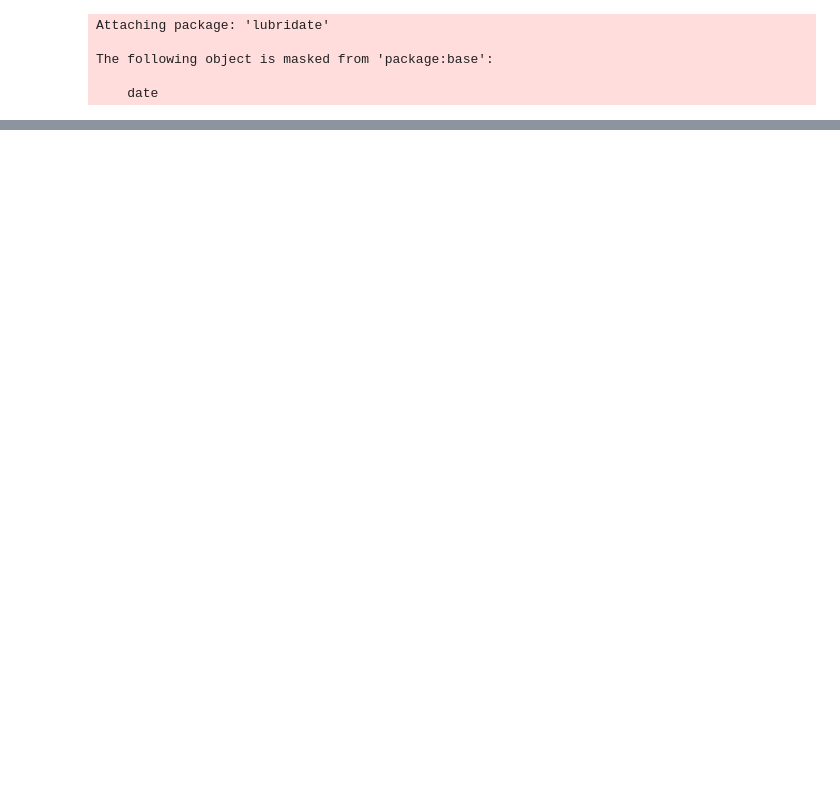
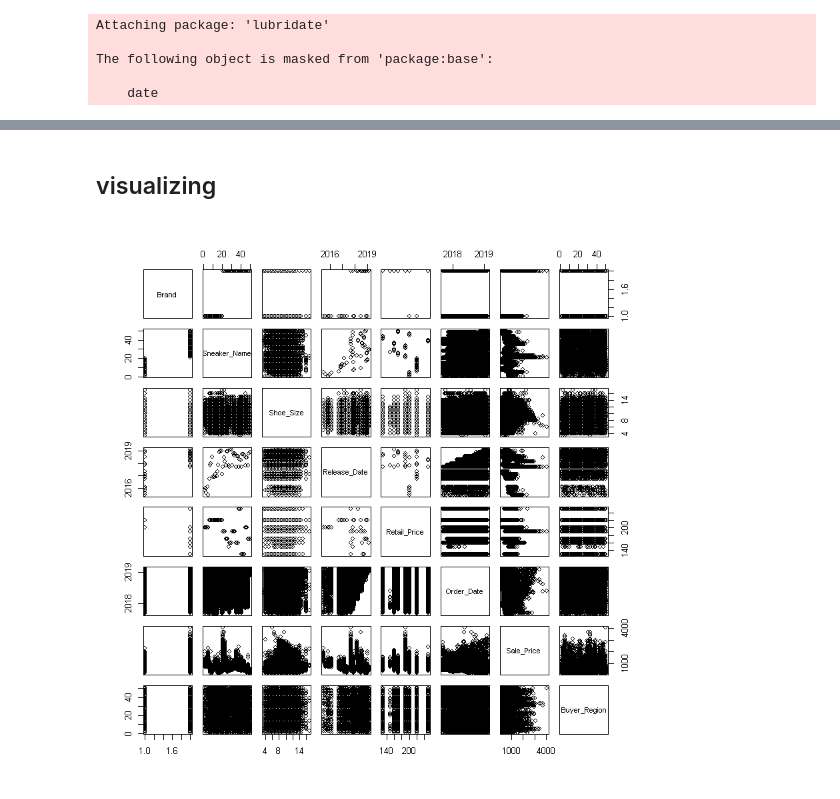
Before and after one commit to rabulhasan/CIS3920-Projects, a Jupyter notebook: Sneaker modified 04172022 v02.ipynb, the cells around one changed output, grey strips where cells are left out. Cells and saved outputs as stored; diff of their text form; code cells hidden in the pictures; blank space fills up the shorter version.

```diff
--- a/Sneaker modified 04172022 v02.ipynb
+++ b/Sneaker modified 04172022 v02.ipynb
@@ -70,0 +77,6 @@ summary(NewSneaker)
+# %% [markdown]
+## visualizing
+# %%
+pairs(NewSneaker)
+# %% [output]
+[figure, added]
```
Also changed, not shown: parts of 11 cells of this notebook.
